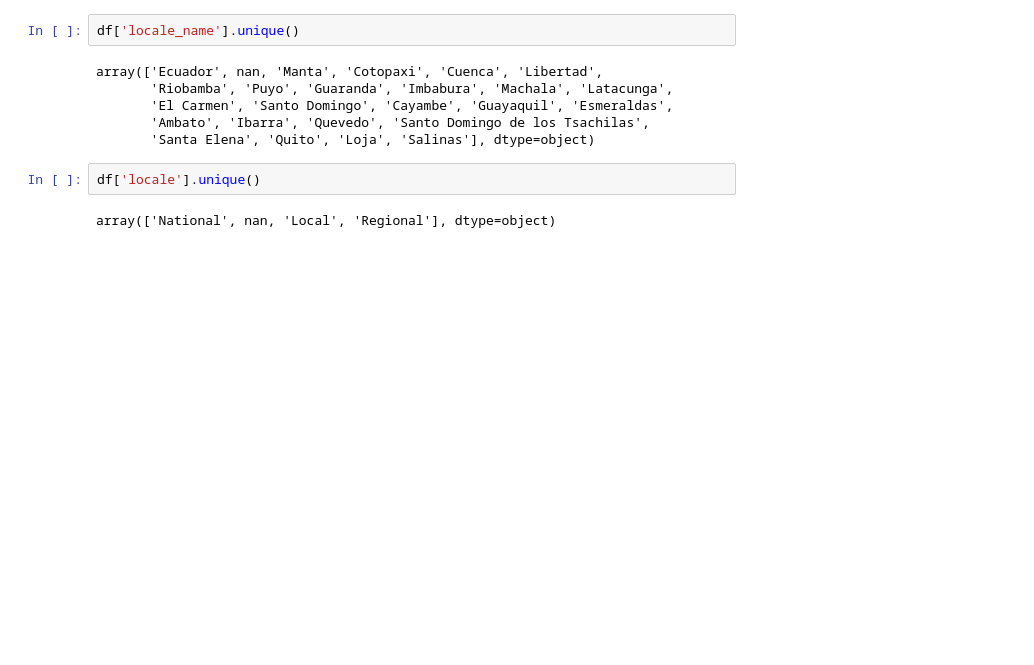
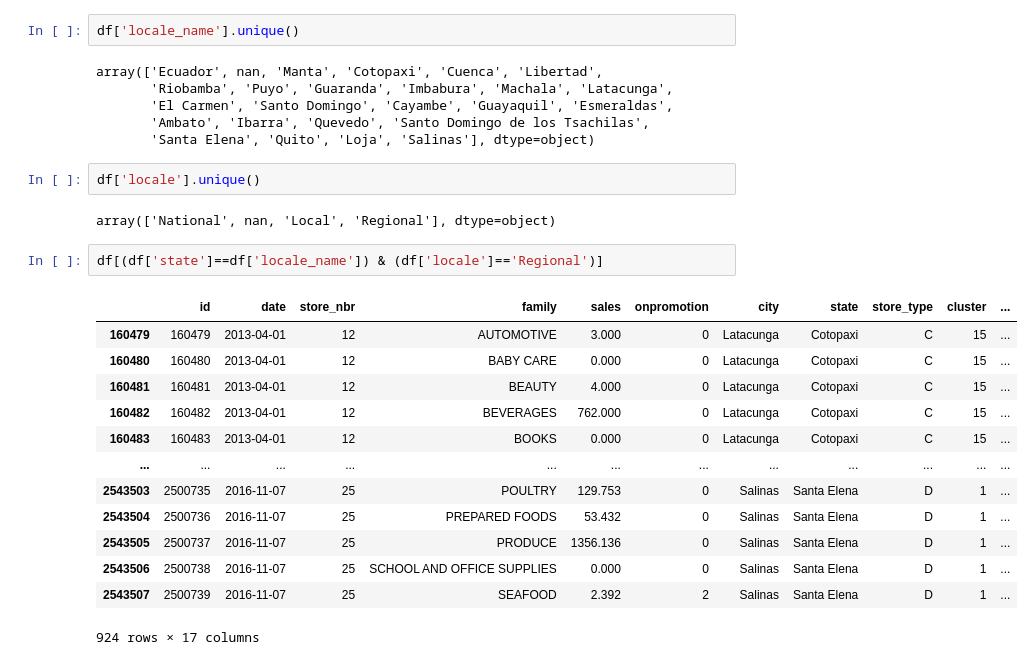
Before and after one commit to jiahui890/time-series-forecasting-store-sales, a Jupyter notebook: notebooks/EDA.ipynb, the cells around one changed output. Cells and saved outputs as stored; diff of their text form; blank space fills up the shorter version.

Commit message:
match holiday locations to stores

```diff
--- a/notebooks/EDA.ipynb
+++ b/notebooks/EDA.ipynb
@@ -97,4 +97,20 @@ array(['Ecuador', nan, 'Manta', 'Cotopaxi', 'Cuenca', 'Libertad',
 df['locale'].unique()
 # %% [output]
 array(['National', nan, 'Local', 'Regional'], dtype=object)
+# %%
+df[(df['state']==df['locale_name']) & (df['locale']=='Regional')]
+# %% [output]
+|  | id | date | store_nbr | family | sales | onpromotion | city | state | store_type | cluster | ... |
+| 160479 | 160479 | 2013-04-01 | 12 | AUTOMOTIVE | 3.000 | 0 | Latacunga | Cotopaxi | C | 15 | ... |
+| 160480 | 160480 | 2013-04-01 | 12 | BABY CARE | 0.000 | 0 | Latacunga | Cotopaxi | C | 15 | ... |
+| 160481 | 160481 | 2013-04-01 | 12 | BEAUTY | 4.000 | 0 | Latacunga | Cotopaxi | C | 15 | ... |
+| 160482 | 160482 | 2013-04-01 | 12 | BEVERAGES | 762.000 | 0 | Latacunga | Cotopaxi | C | 15 | ... |
+| 160483 | 160483 | 2013-04-01 | 12 | BOOKS | 0.000 | 0 | Latacunga | Cotopaxi | C | 15 | ... |
+| ... | ... | ... | ... | ... | ... | ... | ... | ... | ... | ... | ... |
+| 2543503 | 2500735 | 2016-11-07 | 25 | POULTRY | 129.753 | 0 | Salinas | Santa Elena | D | 1 | ... |
+| 2543504 | 2500736 | 2016-11-07 | 25 | PREPARED FOODS | 53.432 | 0 | Salinas | Santa Elena | D | 1 | ... |
+| 2543505 | 2500737 | 2016-11-07 | 25 | PRODUCE | 1356.136 | 0 | Salinas | Santa Elena | D | 1 | ... |
+| 2543506 | 2500738 | 2016-11-07 | 25 | SCHOOL AND OFFICE SUPPLIES | 0.000 | 0 | Salinas | Santa Elena | D | 1 | ... |
+| 2543507 | 2500739 | 2016-11-07 | 25 | SEAFOOD | 2.392 | 2 | Salinas | Santa Elena | D | 1 | ... |
+924 rows × 17 columns
 # %%
```
Also changed, not shown: parts of 3 cells of this notebook, 5 other files.
